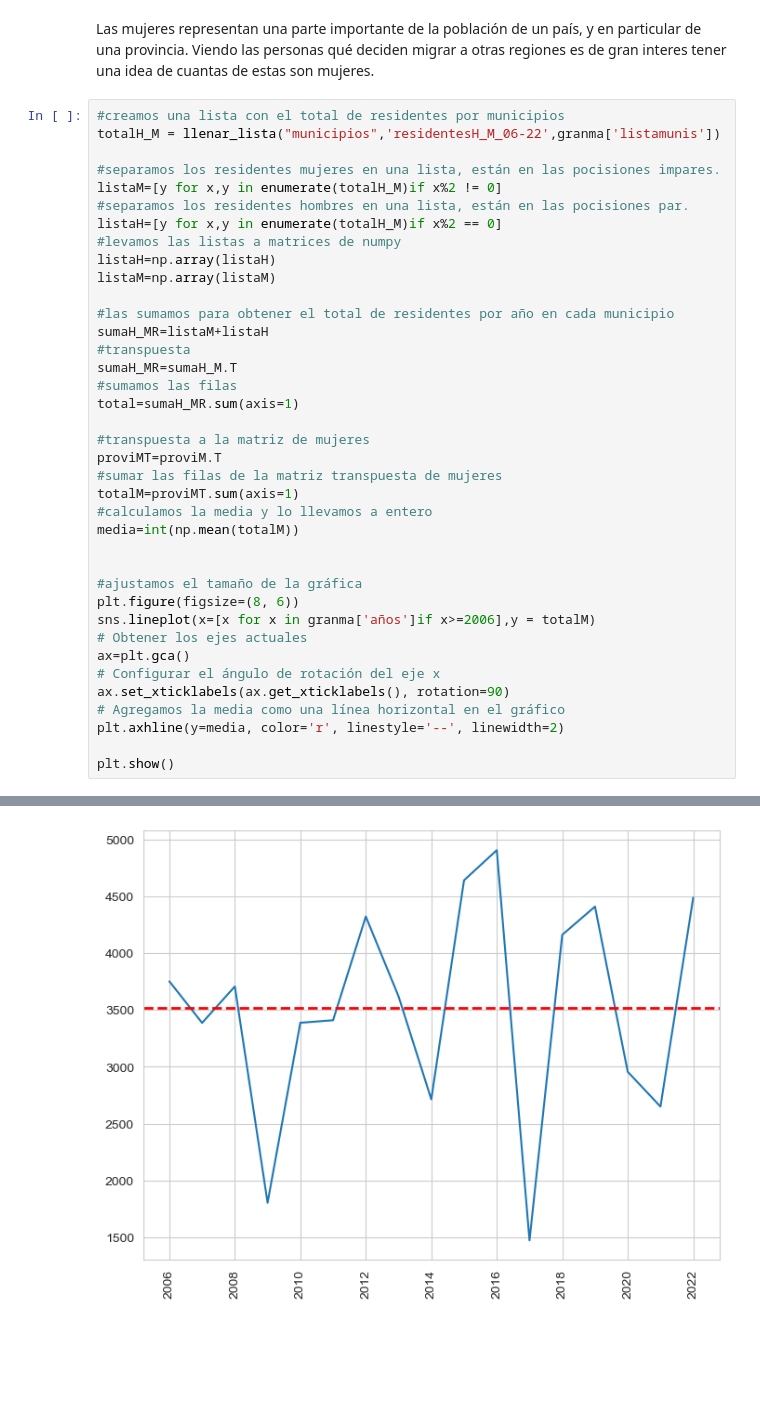
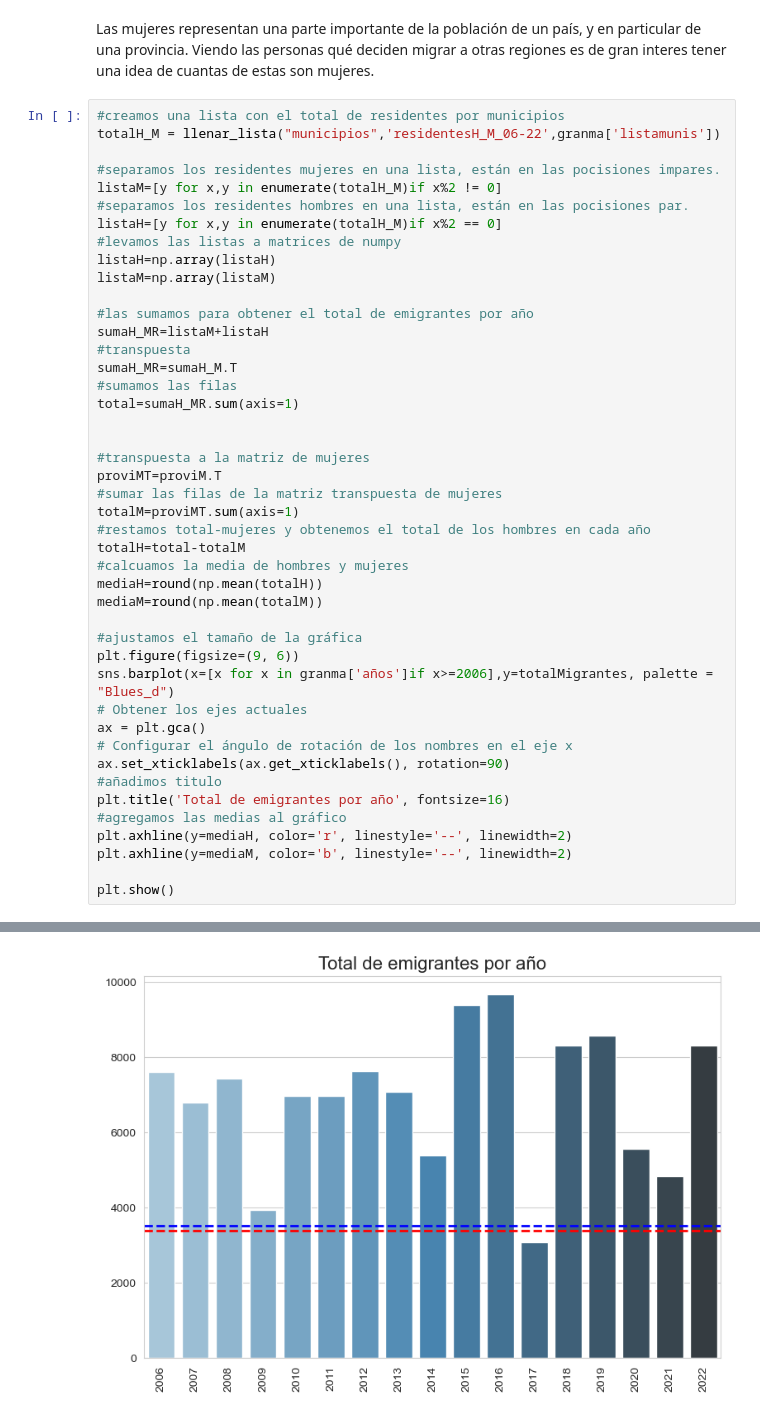
Before and after one commit to ALbertE03/ALbertICD, a Jupyter notebook: Proyecto Final de ICD/ICD.ipynb, the cells around one changed output, grey strips where cells are left out. Saved outputs shown, nothing was run; the diff lists cells and outputs as text; blank space fills up the shorter version.

```diff
--- a/Proyecto Final de ICD/ICD.ipynb
+++ b/Proyecto Final de ICD/ICD.ipynb
@@ -101,30 +101,36 @@ listaH=[y for x,y in enumerate(totalH_M)if x%2 == 0]
 listaH=np.array(listaH)
 listaM=np.array(listaM)
 
-#las sumamos para obtener el total de residentes por año en cada municipio
+#las sumamos para obtener el total de emigrantes por año
 sumaH_MR=listaM+listaH
 #transpuesta
 sumaH_MR=sumaH_M.T
 #sumamos las filas
 total=sumaH_MR.sum(axis=1)
 
+
 #transpuesta a la matriz de mujeres
 proviMT=proviM.T
 #sumar las filas de la matriz transpuesta de mujeres
 totalM=proviMT.sum(axis=1)
-#calculamos la media y lo llevamos a entero
-media=int(np.mean(totalM))
-
+#restamos total-mujeres y obtenemos el total de los hombres en cada año
+totalH=total-totalM
+#calcuamos la media de hombres y mujeres
+mediaH=round(np.mean(totalH))
+mediaM=round(np.mean(totalM))
 
 #ajustamos el tamaño de la gráfica
-plt.figure(figsize=(8, 6))
-sns.lineplot(x=[x for x in granma['años']if x>=2006],y = totalM)
+plt.figure(figsize=(9, 6))
+sns.barplot(x=[x for x in granma['años']if x>=2006],y=totalMigrantes, palette = "Blues_d")
 # Obtener los ejes actuales
-ax=plt.gca()
-# Configurar el ángulo de rotación del eje x
+ax = plt.gca()
+# Configurar el ángulo de rotación de los nombres en el eje x
 ax.set_xticklabels(ax.get_xticklabels(), rotation=90)
-# Agregamos la media como una línea horizontal en el gráfico
-plt.axhline(y=media, color='r', linestyle='--', linewidth=2)
+#añadimos titulo
+plt.title('Total de emigrantes por año', fontsize=16)
+#agregamos las medias al gráfico
+plt.axhline(y=mediaH, color='r', linestyle='--', linewidth=2)
+plt.axhline(y=mediaM, color='b', linestyle='--', linewidth=2)
 
 plt.show()
 # %% [output]
@@ -132 +139 @@ FixedFormatter should only be used together with FixedLocator
-[figure, old version]
+[figure, new version]
```
Also changed, not shown: parts of 3 cells of this notebook.
